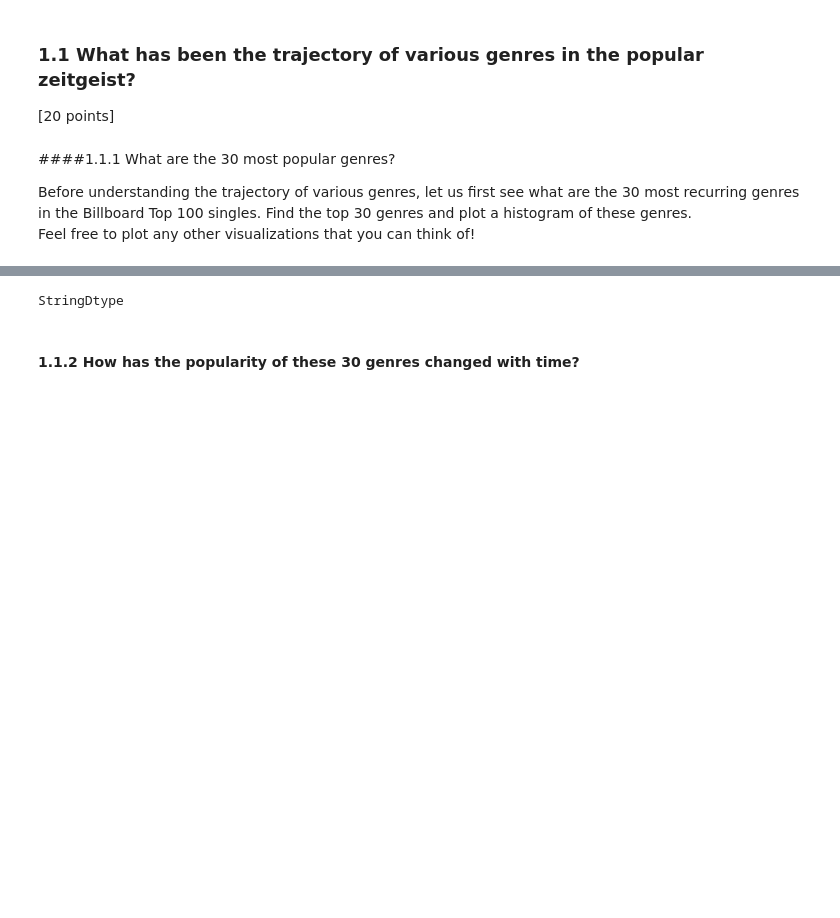
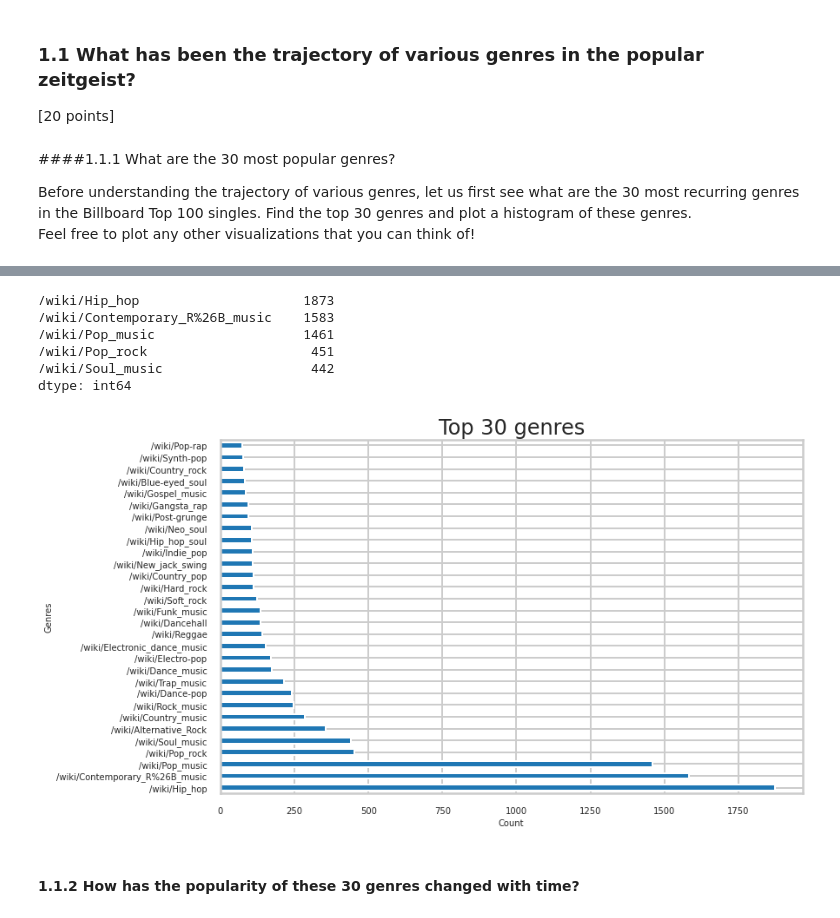
Before and after one commit to pramendra/hemanth_pram_Homework2, a Jupyter notebook: distribute_HW2.ipynb, the cells around one changed output, grey strips where cells are left out. Saved outputs shown, nothing was run; the diff lists cells and outputs as text; code cells hidden in the pictures; blank space fills up the shorter version.

```diff
--- a/distribute_HW2.ipynb
+++ b/distribute_HW2.ipynb
@@ -128,7 +139,7 @@ flatframe.head()
 | 3 | 1995 | Coolio | /wiki/Coolio | Gangsta's Paradise | /wiki/Gangsta%27s_Paradise | 1 |
 | 4 | 1995 | L.V. (singer) | /wiki/L.V._(singer) | Gangsta's Paradise | /wiki/Gangsta%27s_Paradise | 1 |
 # %%
-largedf = pd.read_pickle('largedf')
+largedf = pd.read_pickle('data/largedf')
 largedf.head()
 # %% [output]
 |  | year | band_singer | url | song | songurl | ranking | genres | born | ya | #Musical_style | ... |
@@ -265,4 +166,0 @@ NameError: ignored
-# %%
-largedf['genres'].dtypes
-# %% [output]
-StringDtype
@@ -273,3 +167,23 @@ StringDtype
+# %%
+genre_columns = largedf.columns[11:]
+s_df = largedf.sum()
+top_30 = s_df[genre_columns].sort_values(ascending=False)[:30]
+top_30.head()
+# %% [output]
+/wiki/Hip_hop                     1873
+/wiki/Contemporary_R%26B_music    1583
+/wiki/Pop_music                   1461
+/wiki/Pop_rock                     451
+/wiki/Soul_music                   442
+dtype: int64
+# %%
+#Visualizations
+plot = top_30.plot(kind='barh', fontsize=10, figsize=(12,7.5), title='Top 30 genres')
+plot.set_xlabel("Count",fontsize=10)
+plot.set_ylabel("Genres",fontsize=10)
+plot.tick_params(labelsize=10)
+# %% [output]
+[figure, added]
 # %% [markdown]
 #### 1.1.2 How has the popularity of these 30 genres changed with time?
 # %% [markdown]
```
Also changed, not shown: parts of 11 cells of this notebook.
